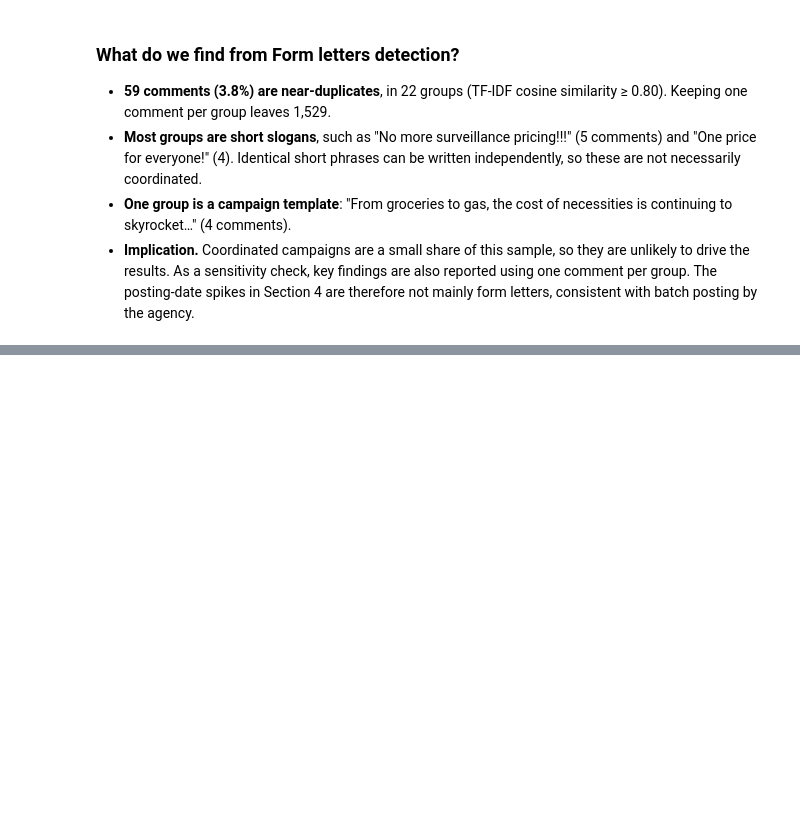
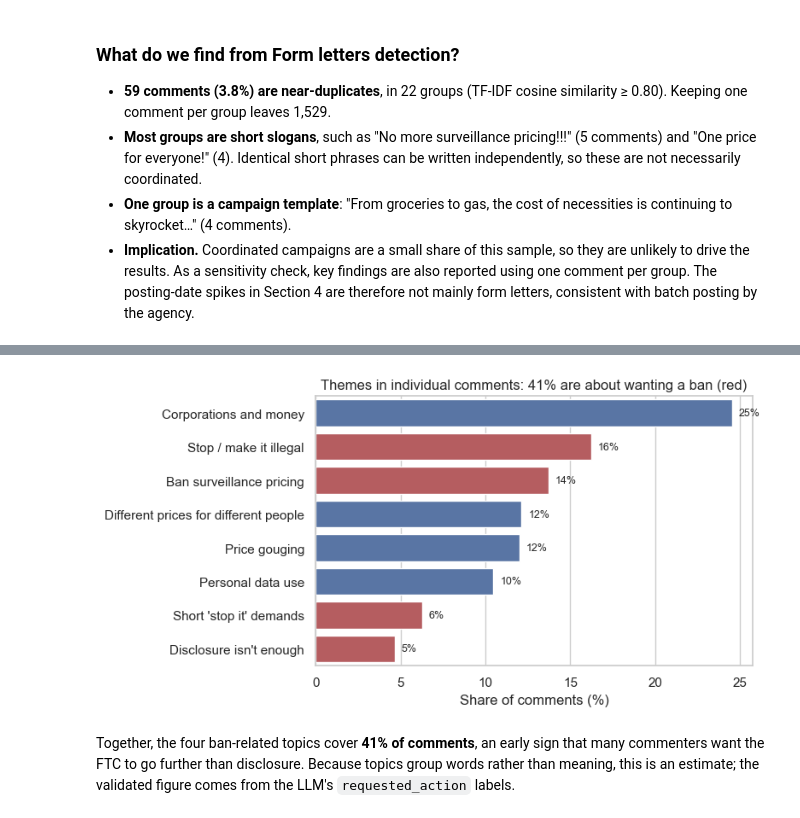
Before and after one commit to nanjalamayungu/ftc-pricing-comments-genai, a Jupyter notebook: Notebooks/ketty.ipynb, the cells around one changed output, grey strips where cells are left out. Cells and saved outputs as stored; diff of their text form; code cells hidden in the pictures; blank space fills up the shorter version.

Commit message:
Data understanding, cleaning, summary stats, form letters, topic modelling

```diff
--- a/Notebooks/ketty.ipynb
+++ b/Notebooks/ketty.ipynb
@@ -360,0 +425,57 @@ Largest groups (one example each):
+# %%
+# Names make the topics readable in the report and slides. The
+# mapping lets us later test topic modelling as a simple baseline
+# classifier against the human gold standard.
+
+
+# 1. Plain-English names (based on each topic's top words) ---
+TOPIC_NAMES = {
+    0: "Personal data use",
+    1: "Ban surveillance pricing",
+    2: "Stop / make it illegal",
+    3: "Price gouging",
+    4: "Short 'stop it' demands",
+    5: "Disclosure isn't enough",
+    6: "Corporations and money",
+    7: "Different prices for different people",
+}
+
+# 2. Map each topic to the codebook concern it matches best ---
+# Topics about *wanting a ban* say what people want, not why, so they
+# map to "other": this is a known weakness of topics as a classifier.
+TOPIC_TO_CONCERN = {
+    0: "privacy_data_use",
+    1: "other",
+    2: "other",
+    3: "corporate_greed_gouging",
+    4: "other",
+    5: "transparency_disclosure",
+    6: "corporate_greed_gouging",
+    7: "fairness_discrimination",
+}
+df["topic_name"] = df["topic"].map(TOPIC_NAMES)
+df["topic_concern"] = df["topic"].map(TOPIC_TO_CONCERN)   # baseline prediction, scored in Section 8
+
+# 3. Chart: share of comments per topic
+# Largest theme on top; the four topics about wanting a ban are highlighted,
+# because together they show how many commenters ask the FTC to go further.
+BAN_TOPICS = {"Ban surveillance pricing", "Stop / make it illegal",
+              "Short 'stop it' demands", "Disclosure isn't enough"}
+topic_share = df["topic_name"].value_counts(normalize=True).sort_values(ascending=False) * 100
+colors = ["#C44E52" if name in BAN_TOPICS else "#4C72B0" for name in topic_share.index]
+
+fig, ax = plt.subplots(figsize=(8, 4.2))
+sns.barplot(x=topic_share.values, y=topic_share.index, palette=colors, hue=topic_share.index,
+            legend=False, ax=ax)
+for i, v in enumerate(topic_share.values):
+    ax.text(v + 0.4, i, f"{v:.0f}%", va="center", fontsize=9)
+ban_total = topic_share[topic_share.index.isin(BAN_TOPICS)].sum()
+ax.set(title=f"Themes in individual comments: {ban_total:.0f}% are about wanting a ban (red)",
+       xlabel="Share of comments (%)", ylabel="")
+plt.tight_layout()
+plt.savefig(FIG / "topics.png", dpi=150, bbox_inches="tight")
+plt.show()
+# %% [output]
+[figure, added]
+# %% [markdown]
+Together, the four ban-related topics cover **41% of comments**, an early sign that many commenters want the FTC to go further than disclosure. Because topics group words rather than meaning, this is an estimate; the validated figure comes from the LLM's `requested_action` labels.
```
Also changed, not shown: parts of 5 cells of this notebook, 1 other file.
